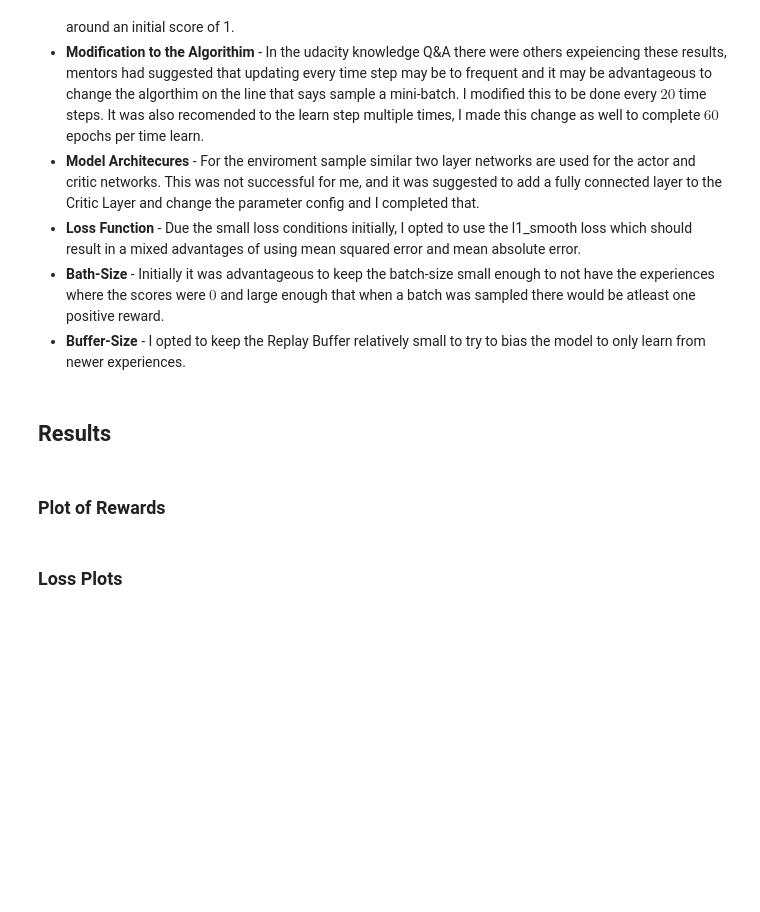
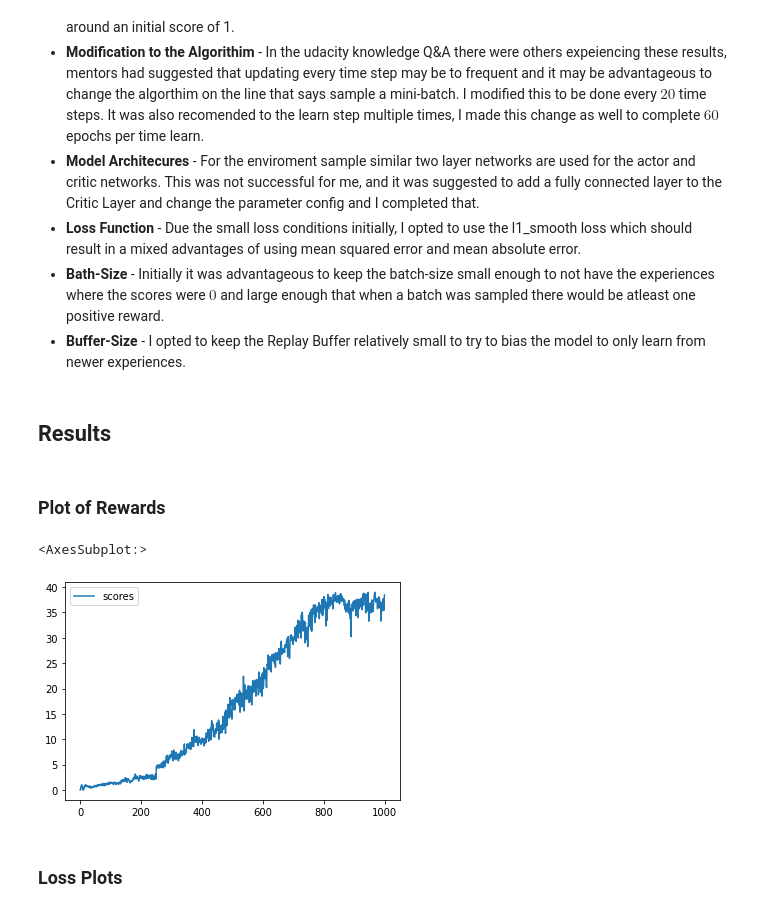
Before and after one commit to Michael-Santoro/continous-control-robot-arm, a Jupyter notebook: Report.ipynb, the cells around one changed output. Saved outputs shown, nothing was run; the diff lists cells and outputs as text; code cells hidden in the pictures; blank space fills up the shorter version.

```diff
--- a/Report.ipynb
+++ b/Report.ipynb
@@ -79,5 +79,11 @@ Overall Training Parameters:
 ### Plot of Rewards
 # %%
 import pandas as pd
+
+ddpg_reward = pd.read_csv('udacity_ddpg\ddpg_scores_logs.csv',index_col=0)
+ddpg_reward.groupby(ddpg_reward.index // 20).mean().plot()
+# %% [output]
+<AxesSubplot:>
+[figure, added]
 # %% [markdown]
 ### Loss Plots
```
Also changed, not shown: parts of 8 cells of this notebook, 7 other files.
